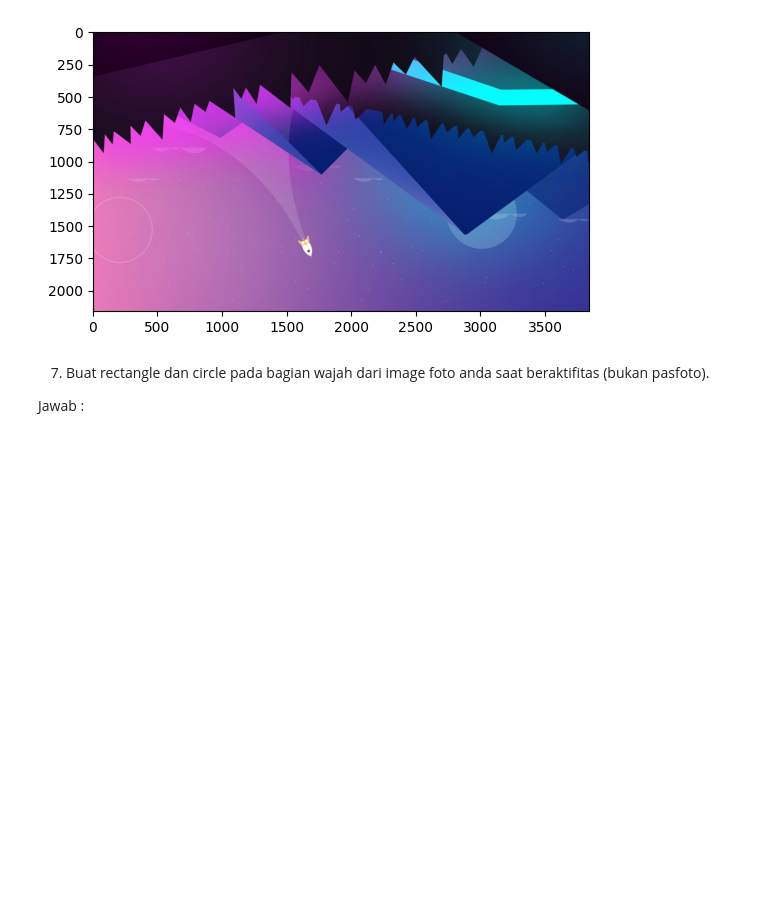
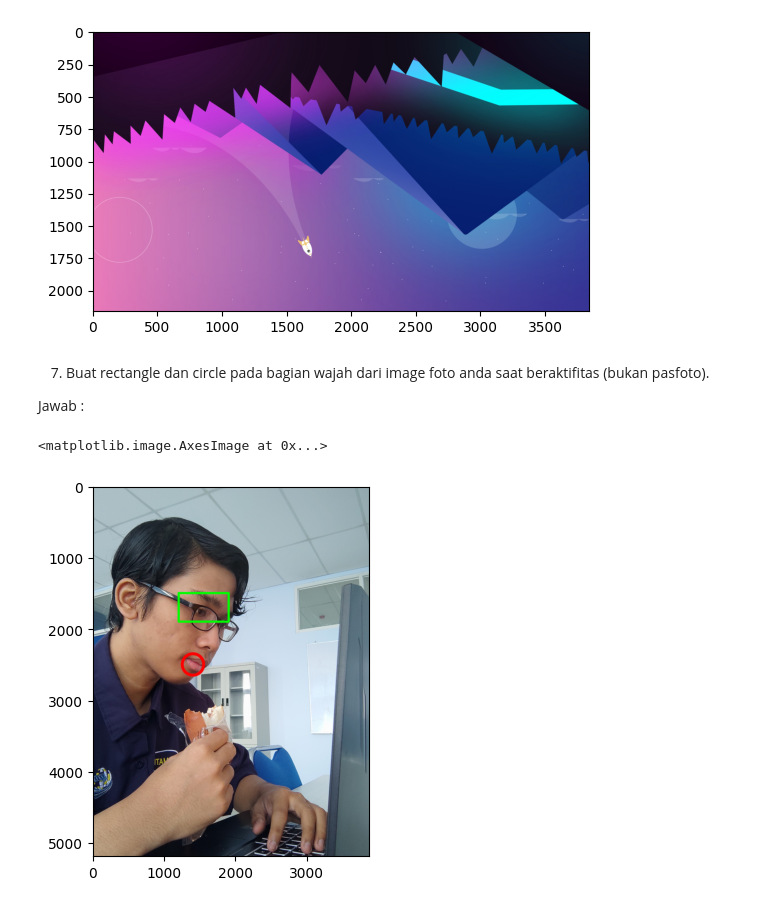
Before and after one commit to Elfeny7/ComputerVision_Learn, a Jupyter notebook: Week2.ipynb, the cells around one changed output. Saved outputs shown, nothing was run; the diff lists cells and outputs as text; code cells hidden in the pictures; blank space fills up the shorter version.

```diff
--- a/Week2.ipynb
+++ b/Week2.ipynb
@@ -267,3 +267,12 @@ plt.imshow(img_terbalik)
 beraktifitas (bukan pasfoto).
 
 Jawab :
+# %%
+imgsaya = cv.imread('/content/drive/MyDrive/PCVK/Images/gambarsaya.jpg')
+imgsaya2 = cv.cvtColor(imgsaya,cv.COLOR_BGR2RGB)
+cv.rectangle(imgsaya2,pt1=(1900,1500),pt2=(1200,1900),color=(0,255,0),thickness=30)
+cv.circle(imgsaya2,center=(1400,2500),radius=150,color=(255,0,0),thickness=40)
+plt.imshow(imgsaya2)
+# %% [output]
+<matplotlib.image.AxesImage at 0x...>
+[figure, added]
```
Also changed, not shown: parts of 2 cells of this notebook.
